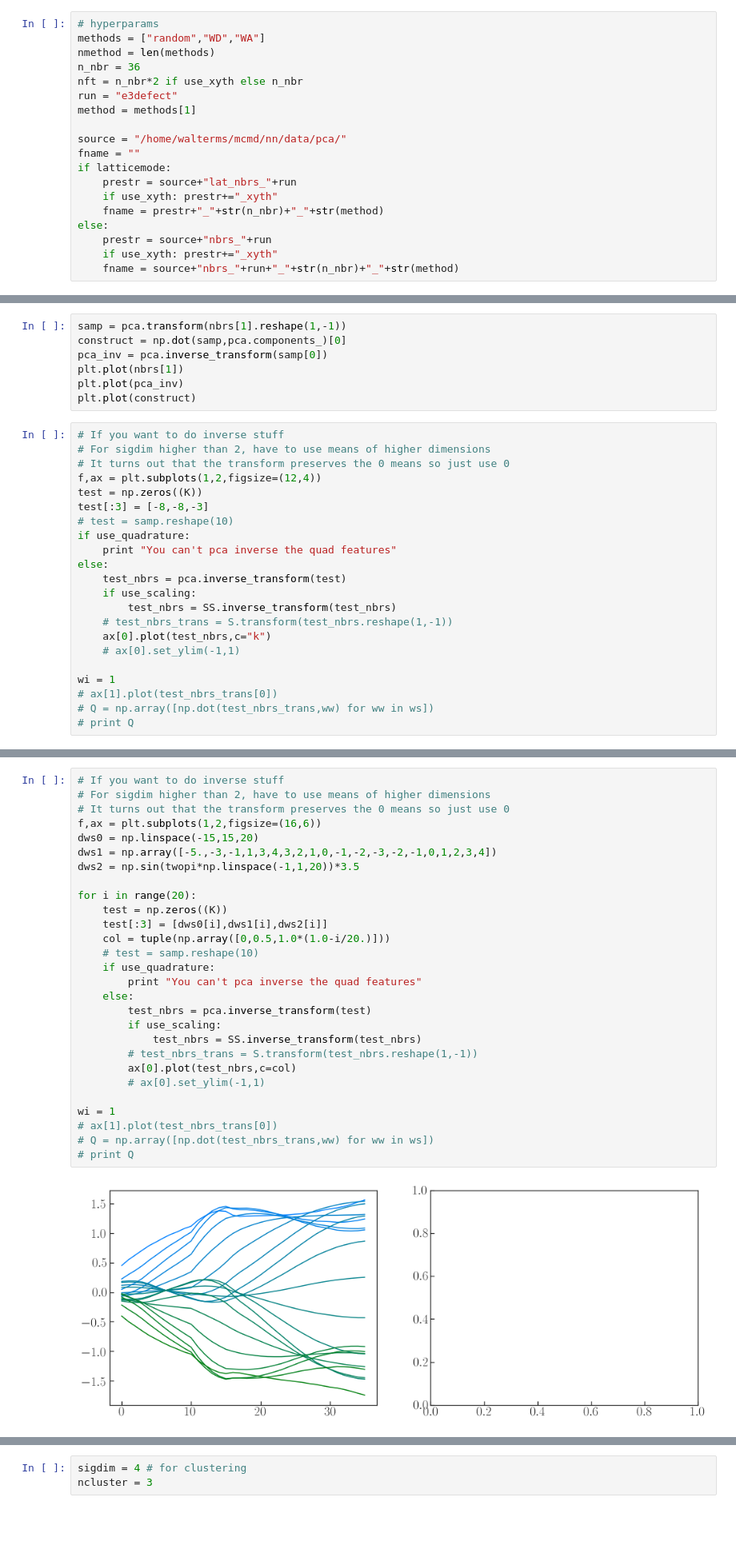
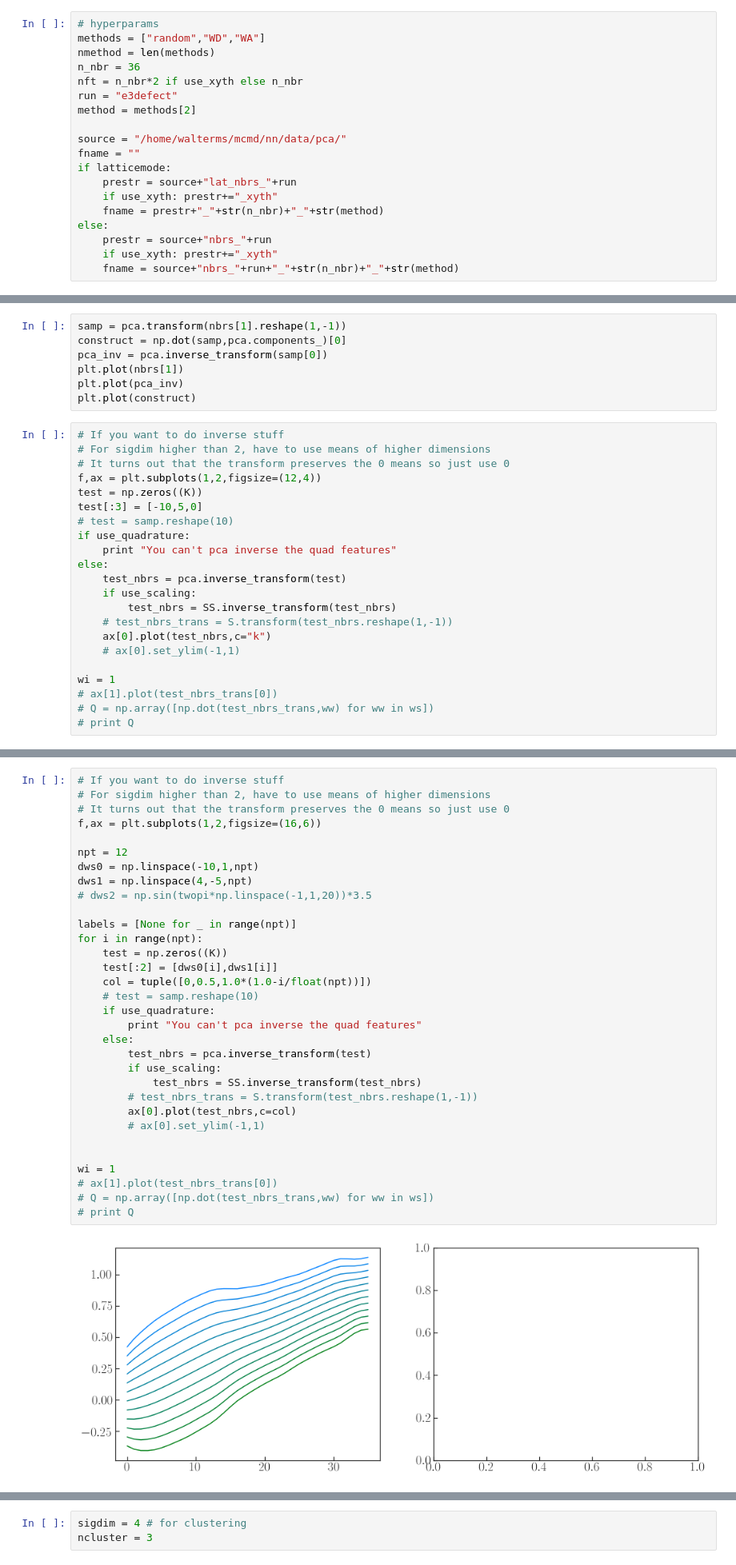
Before and after one commit to m-walters/mcmd, a Jupyter notebook: nn/pca/pca.ipynb, the cells around one changed output, grey strips where cells are left out. Shown at 80% size. Drawn from its saved outputs; the diff is of its cells as text; blank space fills up the shorter version.

```diff
--- a/nn/pca/pca.ipynb
+++ b/nn/pca/pca.ipynb
@@ -116,7 +116,7 @@ nmethod = len(methods)
 n_nbr = 36
 nft = n_nbr*2 if use_xyth else n_nbr
 run = "e3defect"
-method = methods[1]
+method = methods[2]
 
 source = "/home/walterms/mcmd/nn/data/pca/"
 fname = ""
@@ -254,7 +254,7 @@ plt.plot(construct)
 # It turns out that the transform preserves the 0 means so just use 0
 f,ax = plt.subplots(1,2,figsize=(12,4))
 test = np.zeros((K))
-test[:3] = [-8,-8,-3]
+test[:3] = [-10,5,0]
 # test = samp.reshape(10)
 if use_quadrature:
     print "You can't pca inverse the quad features"
@@ -275,33 +275,37 @@ wi = 1
 # %%
 # If you want to do inverse stuff
 # For sigdim higher than 2, have to use means of higher dimensions
 # It turns out that the transform preserves the 0 means so just use 0
 f,ax = plt.subplots(1,2,figsize=(16,6))
-dws0 = np.linspace(-15,15,20)
-dws1 = np.array([-5.,-3,-1,1,3,4,3,2,1,0,-1,-2,-3,-2,-1,0,1,2,3,4])
-dws2 = np.sin(twopi*np.linspace(-1,1,20))*3.5
 
-for i in range(20):
+npt = 12
+dws0 = np.linspace(-10,1,npt)
+dws1 = np.linspace(4,-5,npt)
+# dws2 = np.sin(twopi*np.linspace(-1,1,20))*3.5
+
+labels = [None for _ in range(npt)]
+for i in range(npt):
     test = np.zeros((K))
-    test[:3] = [dws0[i],dws1[i],dws2[i]]
-    col = tuple(np.array([0,0.5,1.0*(1.0-i/20.)]))
+    test[:2] = [dws0[i],dws1[i]]
+    col = tuple([0,0.5,1.0*(1.0-i/float(npt))])
     # test = samp.reshape(10)
     if use_quadrature:
         print "You can't pca inverse the quad features"
     else:
         test_nbrs = pca.inverse_transform(test)
         if use_scaling:
             test_nbrs = SS.inverse_transform(test_nbrs)
         # test_nbrs_trans = S.transform(test_nbrs.reshape(1,-1))
         ax[0].plot(test_nbrs,c=col)
         # ax[0].set_ylim(-1,1)
 
+
 wi = 1
 # ax[1].plot(test_nbrs_trans[0])
 # Q = np.array([np.dot(test_nbrs_trans,ww) for ww in ws])
 # print Q
 # %% [output]
-[figure, old version]
+[figure, new version]
 # %%
 #
 # Run fuzzy clustering method
```
Also changed, not shown: parts of 14 cells of this notebook, 4 other files.
